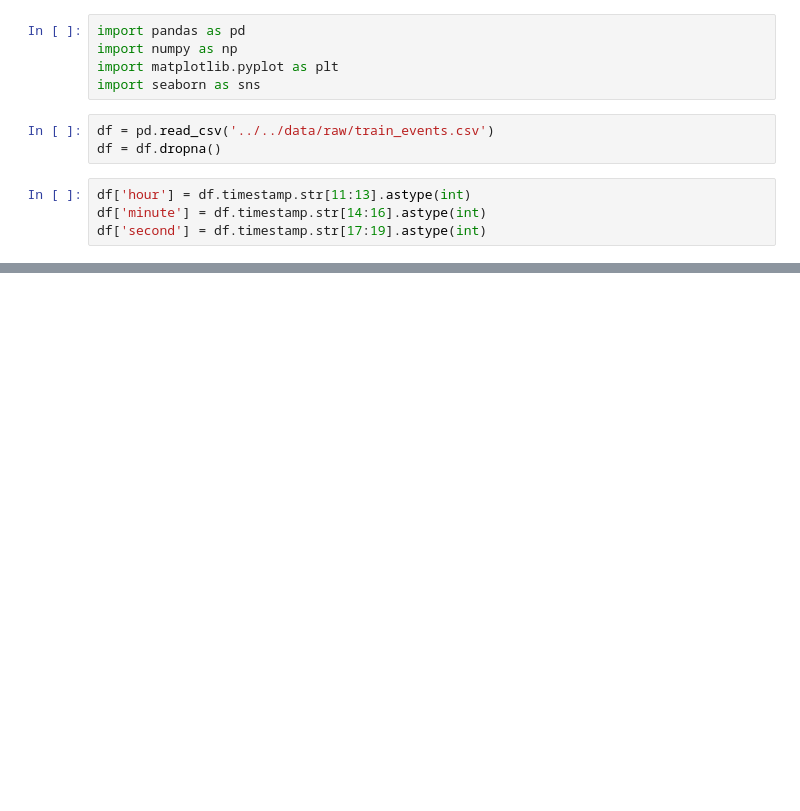
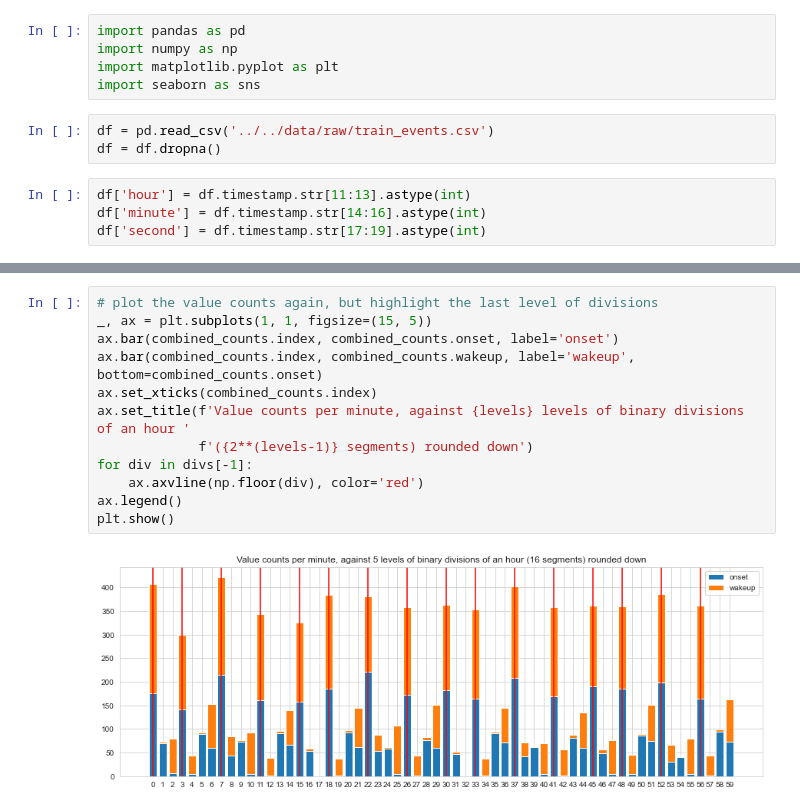
Before and after one commit to TeamEpochGithub/iv-q1-detect-sleep-states, a Jupyter notebook: notebooks/eda/histogram.ipynb, the cells around one changed output, grey strips where cells are left out. Cells and saved outputs as stored; diff of their text form; blank space fills up the shorter version.

Commit message:
histogram update

```diff
--- a/notebooks/eda/histogram.ipynb
+++ b/notebooks/eda/histogram.ipynb
@@ -87,0 +104,14 @@ combined_counts
+# %%
+# plot the value counts again, but highlight the last level of divisions
+_, ax = plt.subplots(1, 1, figsize=(15, 5))
+ax.bar(combined_counts.index, combined_counts.onset, label='onset')
+ax.bar(combined_counts.index, combined_counts.wakeup, label='wakeup', bottom=combined_counts.onset)
+ax.set_xticks(combined_counts.index)
+ax.set_title(f'Value counts per minute, against {levels} levels of binary divisions of an hour '
+             f'({2**(levels-1)} segments) rounded down')
+for div in divs[-1]:
+    ax.axvline(np.floor(div), color='red')
+ax.legend()
+plt.show()
+# %% [output]
+[figure, added]
```
Also changed, not shown: parts of 6 cells of this notebook.
